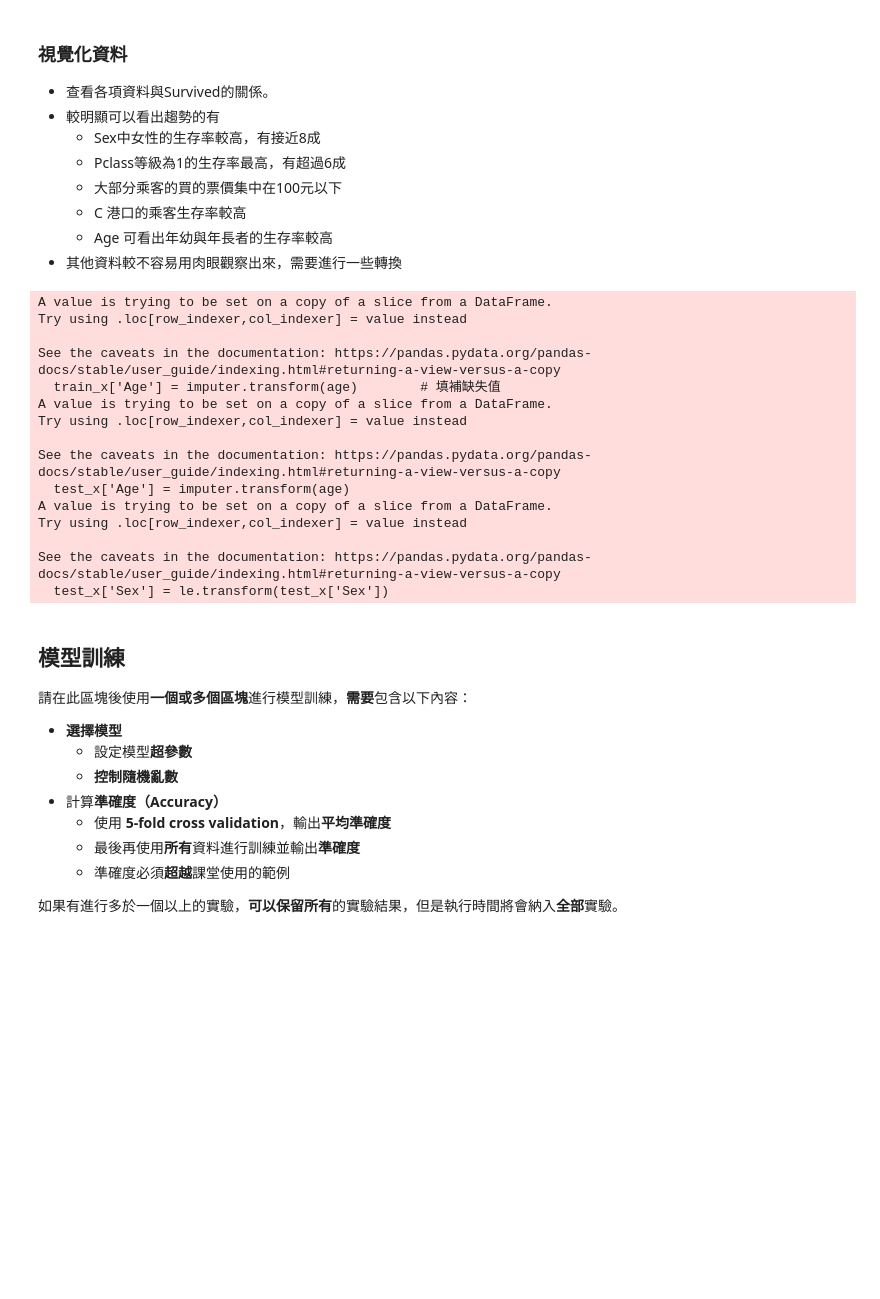
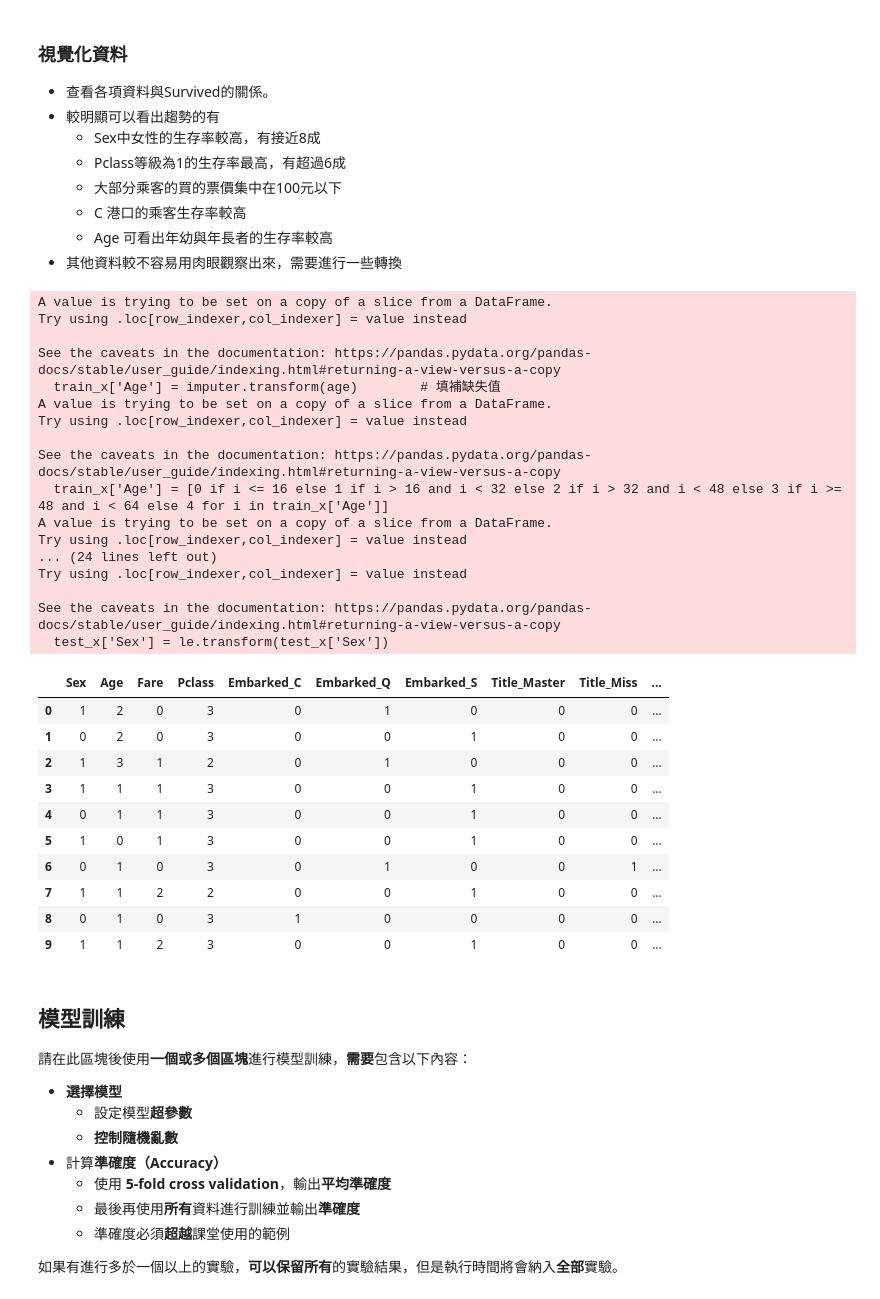
Before and after one commit to fancyshon/Machine-Learning-Practice, a Jupyter notebook: Titanic/main.ipynb, the cells around one changed output. Saved outputs shown, nothing was run; the diff lists cells and outputs as text; code cells hidden in the pictures; blank space fills up the shorter version.

```diff
--- a/Titanic/main.ipynb
+++ b/Titanic/main.ipynb
@@ -272,9 +278,9 @@ plt.show()
 test_set = pd.read_csv('test.csv')
 # 資料分析與前處理
 
-train_x = df[['Name', 'Sex', 'Age' ,'Pclass', 'Embarked' ,'Parch' ,'SibSp']]                 # 取出訓練資料需要分析的資料欄位
+train_x = df[['Name', 'Sex', 'Age','Fare' ,'Pclass', 'Embarked' ,'Parch' ,'SibSp']]              # 取出訓練資料需要分析的資料欄位
 train_y = df['Survived']                       # 取出訓練資料的答案
-test_x = test_set[['Name', 'Sex', 'Age' ,'Pclass', 'Embarked' ,'Parch' ,'SibSp']]
+test_x = test_set[['Name', 'Sex', 'Age', 'Fare','Pclass', 'Embarked' ,'Parch' ,'SibSp']]
 
 from sklearn.impute import SimpleImputer       # 匯入填補缺失值的工具
 from sklearn.preprocessing import LabelEncoder # 匯入 Label Encoder
@@ -284,11 +290,14 @@ imputer = SimpleImputer(strategy='median')     # 創造 imputer 並設定填補
 age = train_x['Age'].to_numpy().reshape(-1, 1)
 imputer.fit(age)                               # 根據資料學習需要填補的值
 train_x['Age'] = imputer.transform(age)        # 填補缺失值
+train_x['Age'] = [0 if i <= 16 else 1 if i > 16 and i < 32 else 2 if i > 32 and i < 48 else 3 if i >= 48 and i < 64 else 4 for i in train_x['Age']]
+
+train_x['Fare'] = [0 if i <= 7.91 else 1 if i > 7.91 and i < 14.454 else 2 if i > 14.454 and i <= 31 else 3 if i > 31 and i <= 513 else 4 for i in train_x['Fare']]
 
 # get_dummies 只能用字串
-for i in train_x["Pclass"]:
-    i=str(i)
-train_x = pd.get_dummies(train_x, columns=['Pclass'])
+# for i in train_x["Pclass"]:
+#     i=str(i)
+# train_x = pd.get_dummies(train_x, columns=['Pclass'])
 
 # 填補Embarked
 imputer = SimpleImputer(strategy='most_frequent')
@@ -301,6 +310,7 @@ le = LabelEncoder()                            # 創造 Label Encoder
 le.fit(train_x['Sex'])                         # 給予每個類別一個數值
 train_x['Sex'] = le.transform(train_x['Sex'])  # 轉換所有類別成為數值
 
+# 將Name轉換成稱謂
 name = train_x['Name']
 train_x['Title'] = [i.split(".")[0].split(",")[-1].strip() for i in name]
 train_x["Title"] = train_x["Title"].replace(["Dr",'Don','Rev','Lady', 'Sir', 'Col', 'Capt', 'the Countess',             'Jonkheer', 'Dona'], "Other")
@@ -308,6 +318,7 @@ train_x["Title"] = ["Master" if i == "Master" else "Mrs" if i == "Mrs" or i == "
 train_x = pd.get_dummies(train_x, columns=['Title'])
 train_x.drop(labels = ["Name"], axis = 1, inplace = True)
 
+# 找出這位乘客是否只有自己一位坐船，沒有親戚
 train_x['Family_size'] = train_x['SibSp'] + train_x['Parch'] + 1
 train_x["Alone"] = [1 if i == 1 else 0 for i in train_x['Family_size']]
 train_x = train_x.drop(['Parch', 'SibSp', 'Family_size'], axis=1)
@@ -317,46 +328,62 @@ train_x = train_x.drop(['Parch', 'SibSp', 'Family_size'], axis=1)
 age = test_x['Age'].to_numpy().reshape(-1, 1)
 imputer.fit(age)
 test_x['Age'] = imputer.transform(age)
+test_x['Age'] = [0 if i <= 16 else 1 if i > 16 and i < 32 else 2 if i > 32 and i < 48 else 3 if i >= 48 and i < 64 else 4 for i in test_x['Age']]
+
+test_x['Fare'] = [0 if i <= 7.91 else 1 if i > 7.91 and i < 14.454 else 2 if i > 14.454 and i <= 31 else 3 if i > 31 and i <= 513 else 4 for i in test_x['Fare']]
 
 le = LabelEncoder()
 le.fit(test_x['Sex'])
 test_x['Sex'] = le.transform(test_x['Sex'])
 
-for i in test_x["Pclass"]:
-    i=str(i)
-test_x = pd.get_dummies(test_x, columns=['Pclass'])
+# for i in test_x["Pclass"]:
+#     i=str(i)
+# test_x = pd.get_dummies(test_x, columns=['Pclass'])
 
 test_x = pd.get_dummies(test_x, columns=['Embarked'])
 
 name = test_x['Name']
 test_x['Title'] = [i.split(".")[0].split(",")[-1].strip() for i in name]
 test_x["Title"] = test_x["Title"].replace(["Dr",'Don','Rev','Lady', 'Sir', 'Col', 'Capt', 'the Countess',             'Jonkheer', 'Dona'], "Other")
 test_x["Title"] = ["Master" if i == "Master" else "Mrs" if i == "Mrs" or i == "Mme" else "Mr" if i == "Mr" else "Miss" if i == "Miss" or i == "Ms" or i == 'Mlle' else "Other" for i in test_x["Title"]]
 test_x = pd.get_dummies(test_x, columns=['Title'])
 test_x.drop(labels = ["Name"], axis = 1, inplace = True)
 
 test_x['Family_size'] = test_x['SibSp'] + test_x['Parch'] + 1
 test_x["Alone"] = [1 if i == 1 else 0 for i in test_x['Family_size']]
 test_x = test_x.drop(['Parch', 'SibSp', 'Family_size'], axis=1)
 
-# train_x.head(10)
-# test_x.head(10)
+train_x.head(10)
+test_x.head(10)
 # %% [output]
 A value is trying to be set on a copy of a slice from a DataFrame.
 Try using .loc[row_indexer,col_indexer] = value instead
 
 See the caveats in the documentation: https://pandas.pydata.org/pandas-docs/stable/user_guide/indexing.html#returning-a-view-versus-a-copy
   train_x['Age'] = imputer.transform(age)        # 填補缺失值
 A value is trying to be set on a copy of a slice from a DataFrame.
 Try using .loc[row_indexer,col_indexer] = value instead
 
 See the caveats in the documentation: https://pandas.pydata.org/pandas-docs/stable/user_guide/indexing.html#returning-a-view-versus-a-copy
-  test_x['Age'] = imputer.transform(age)
+  train_x['Age'] = [0 if i <= 16 else 1 if i > 16 and i < 32 else 2 if i > 32 and i < 48 else 3 if i >= 48 and i < 64 else 4 for i in train_x['Age']]
 A value is trying to be set on a copy of a slice from a DataFrame.
+Try using .loc[row_indexer,col_indexer] = value instead
+... (24 lines left out)
 Try using .loc[row_indexer,col_indexer] = value instead
 
 See the caveats in the documentation: https://pandas.pydata.org/pandas-docs/stable/user_guide/indexing.html#returning-a-view-versus-a-copy
   test_x['Sex'] = le.transform(test_x['Sex'])
+|  | Sex | Age | Fare | Pclass | Embarked_C | Embarked_Q | Embarked_S | Title_Master | Title_Miss | ... |
+| 0 | 1 | 2 | 0 | 3 | 0 | 1 | 0 | 0 | 0 | ... |
+| 1 | 0 | 2 | 0 | 3 | 0 | 0 | 1 | 0 | 0 | ... |
+| 2 | 1 | 3 | 1 | 2 | 0 | 1 | 0 | 0 | 0 | ... |
+| 3 | 1 | 1 | 1 | 3 | 0 | 0 | 1 | 0 | 0 | ... |
+| 4 | 0 | 1 | 1 | 3 | 0 | 0 | 1 | 0 | 0 | ... |
+| 5 | 1 | 0 | 1 | 3 | 0 | 0 | 1 | 0 | 0 | ... |
+| 6 | 0 | 1 | 0 | 3 | 0 | 1 | 0 | 0 | 1 | ... |
+| 7 | 1 | 1 | 2 | 2 | 0 | 0 | 1 | 0 | 0 | ... |
+| 8 | 0 | 1 | 0 | 3 | 1 | 0 | 0 | 0 | 0 | ... |
+| 9 | 1 | 1 | 2 | 3 | 0 | 0 | 1 | 0 | 0 | ... |
 # %% [markdown]
 ## 模型訓練
 
```
Also changed, not shown: parts of 4 cells of this notebook, 2 other files.
